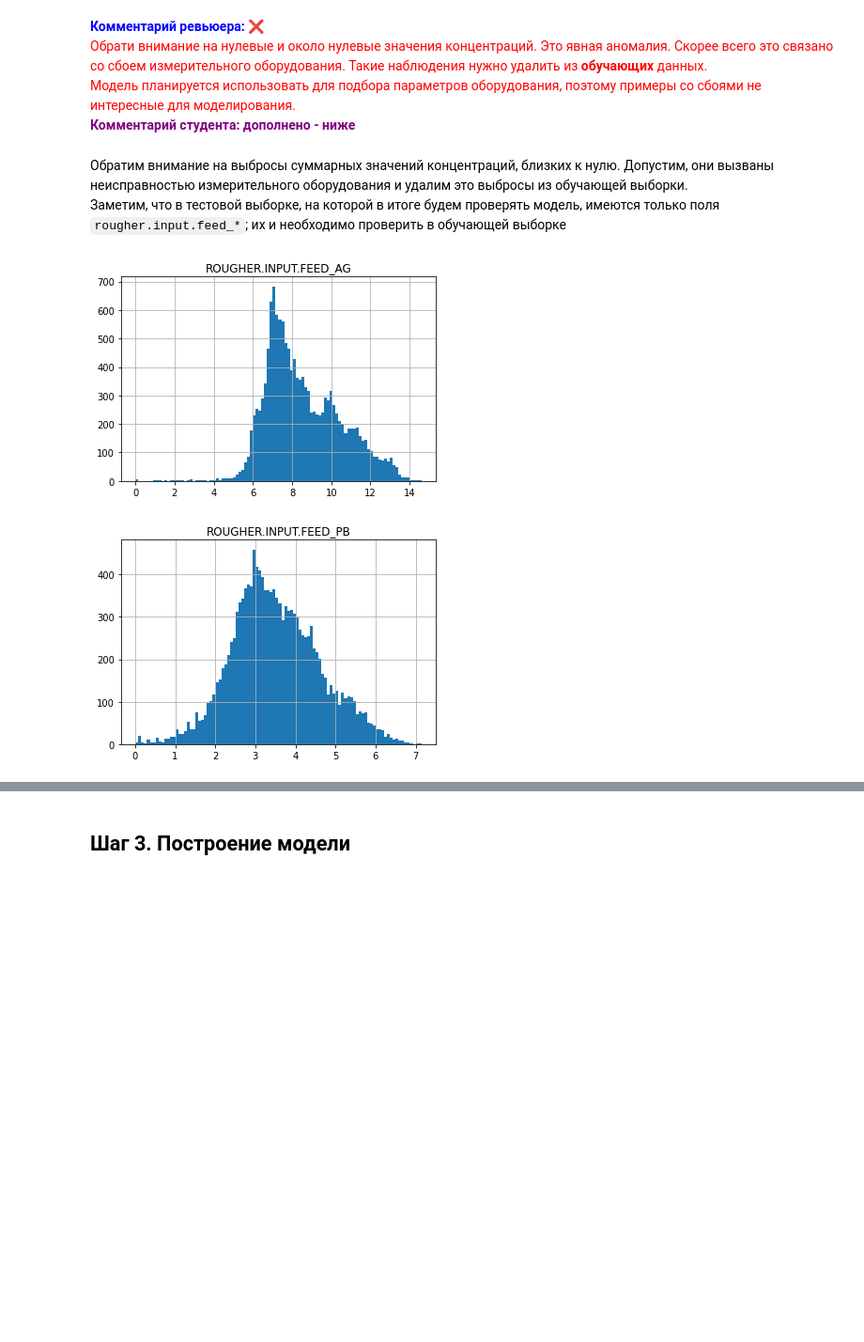
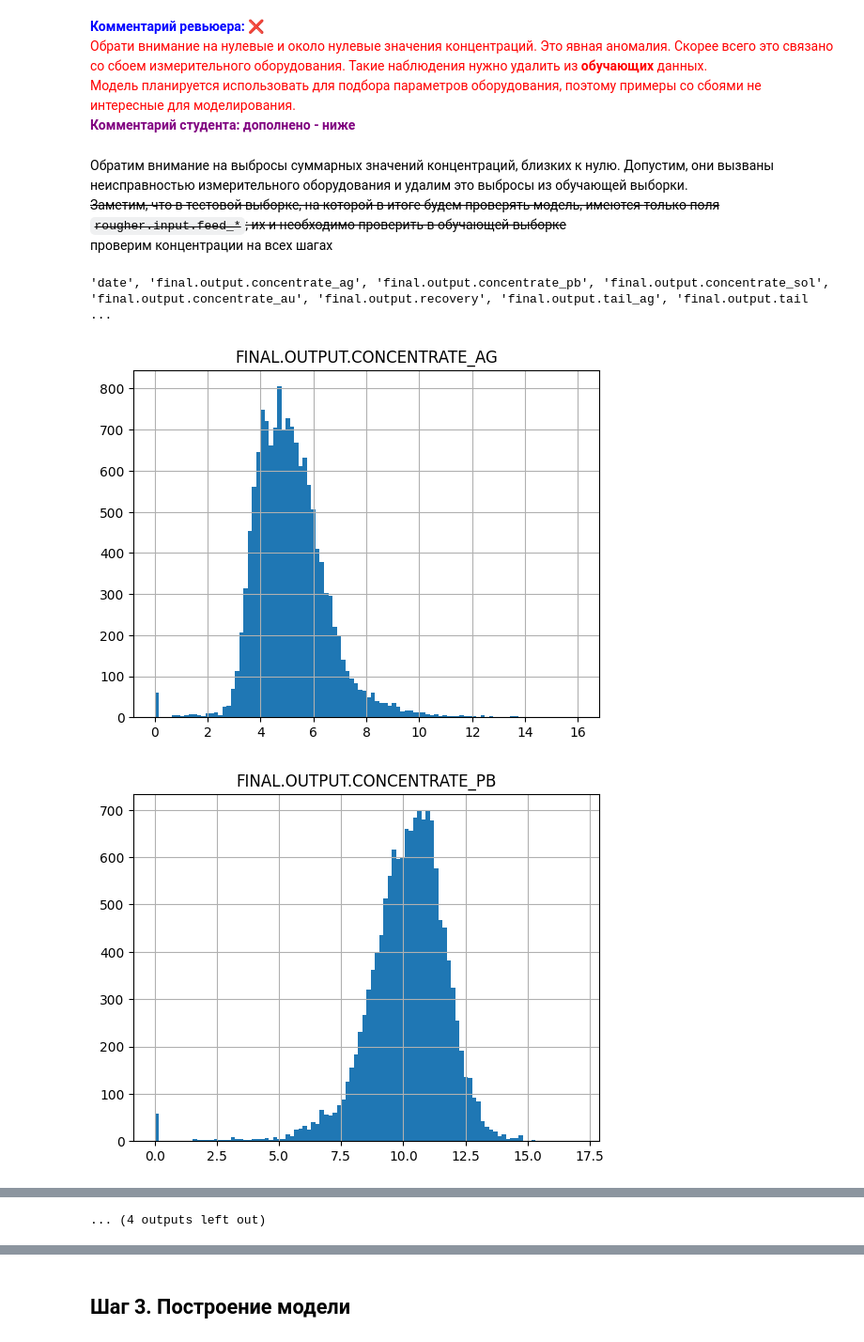
Before and after one commit to ndelenyan/practicum, a Jupyter notebook: sprint12/sprint12-03.ipynb, the cells around one changed output, grey strips where cells are left out. Shown at 94% size. Drawn from its saved outputs; the diff is of its cells as text; code cells hidden in the pictures; blank space fills up the shorter version.

```diff
--- a/sprint12/sprint12-03.ipynb
+++ b/sprint12/sprint12-03.ipynb
@@ -489,12 +447,25 @@ _ = sns.boxplot(data=full[['rougher_feed', 'rougher_au', 'final_au']])
 <font color='purple'><b>Комментарий студента: дополнено - ниже</b></font>
 # %% [markdown]
 Обратим внимание на выбросы суммарных значений концентраций, близких к нулю. Допустим, они вызваны неисправностью измерительного оборудования и удалим это выбросы из обучающей выборки.
-Заметим, что в тестовой выборке, на которой в итоге будем проверять модель, имеются только поля `rougher.input.feed_*`; их и необходимо проверить в обучающей выборке
+~~Заметим, что в тестовой выборке, на которой в итоге будем проверять модель, имеются только поля `rougher.input.feed_*`; их и необходимо проверить в обучающей выборке~~
+проверим концентрации на всех шагах
+# %%
+for x in train.columns:
+    print(f"'{x}',", end=' ')
+# %% [output]
+'date', 'final.output.concentrate_ag', 'final.output.concentrate_pb', 'final.output.concentrate_sol', 'final.output.concentrate_au', 'final.output.recovery', 'final.output.tail_ag', 'final.output.tail ...
+# %%
+concentrates = ['final.output.concentrate_ag', 'final.output.concentrate_pb', 'final.output.concentrate_sol',
+                'final.output.concentrate_au', 'primary_cleaner.output.concentrate_ag',
+                'primary_cleaner.output.concentrate_pb', 'primary_cleaner.output.concentrate_sol',
+                'primary_cleaner.output.concentrate_au', 'rougher.input.feed_ag', 'rougher.input.feed_pb',
+                'rougher.input.feed_sol', 'rougher.input.feed_au', 'rougher.output.concentrate_ag',
+                'rougher.output.concentrate_pb', 'rougher.output.concentrate_sol', 'rougher.output.concentrate_au']
 # %%
-for metal in rougher_feed:
-    plt.title(label=metal.upper())
-    train[metal].hist(bins=100)
+for item in concentrates:
+    plt.title(label=item.upper())
+    train[item].hist(bins=100)
     plt.show()
 # %% [output]
-[figure, old version]
+[figure, new version]
-[figure, old version]
+[figure, new version]
@@ -502,0 +482 @@ for metal in rougher_feed:
+... (4 outputs left out)
```
Also changed, not shown: parts of 42 cells of this notebook.
